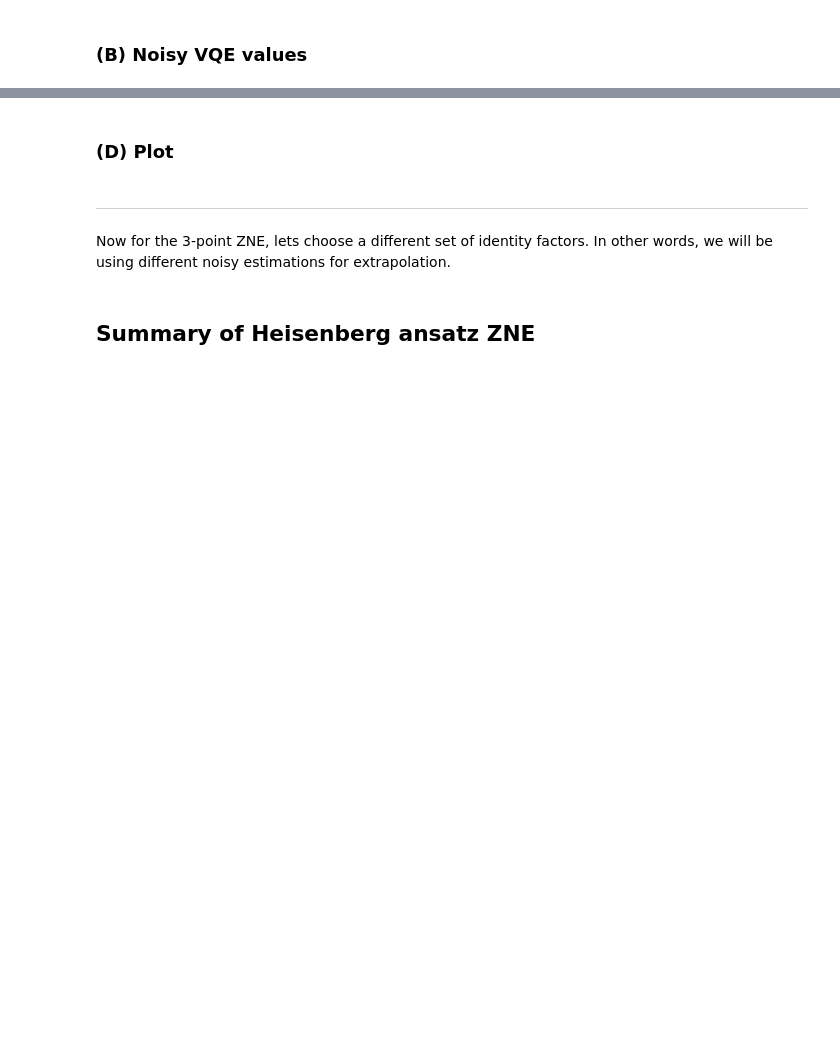
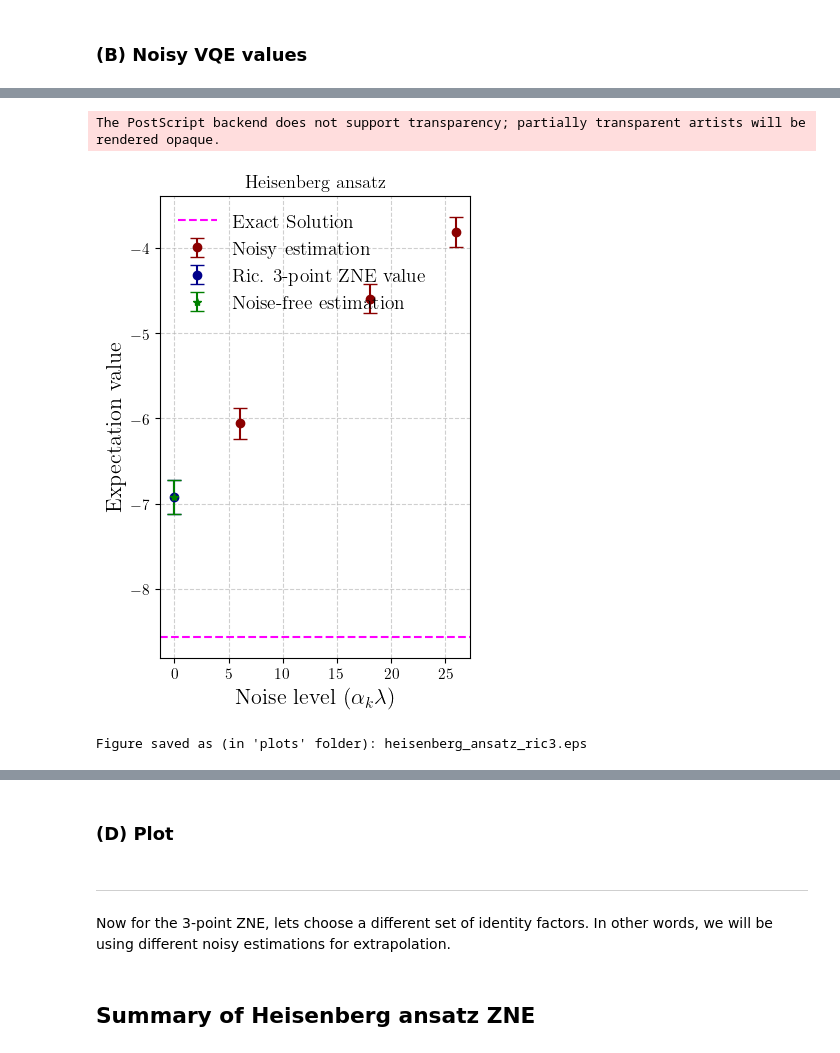
Before and after one commit to arijit-ship/indirect-zne, a Jupyter notebook: experiments/contents/experiment14[Noise free time evolution]/experiment14.noise_free_time_evo.ipynb, the cells around one changed output, grey strips where cells are left out. Cells and saved outputs as stored; diff of their text form; code cells hidden in the pictures; blank space fills up the shorter version.

Commit message:
new data

```diff
--- a/experiments/contents/experiment14[Noise free time evolution]/experiment14.noise_free_time_evo.ipynb
+++ b/experiments/contents/experiment14[Noise free time evolution]/experiment14.noise_free_time_evo.ipynb
@@ -654,0 +677,70 @@ NameError: name 'zne_vals' is not defined
+# %%
+# Plot size
+plt.figure(figsize=(4, 6))
+
+# Plot name (fixed typo)
+plot_name = "heisenberg_ansatz_ric3.eps"
+
+# Data for heisenberg-ric3
+DATA = ALL_PROCESSED_DATA["heisenberg-ric3"]
+
+# Noisy estimation (redundant)
+plt.errorbar(
+    x=noise_levels,
+    y=DATA["redundant"]["mean"],
+    yerr=DATA["redundant"]["std"],
+    fmt="o",
+    ecolor=plot_colors[0],
+    capsize=5,
+    label="Noisy estimation",
+    color=plot_colors[0]
+)
+
+# Extrapolated (ZNE)
+plt.errorbar(
+    x=extrapolated_noise,
+    y=DATA["zne"]["mean"],
+    yerr=DATA["zne"]["std"],
+    fmt="o",
+    ecolor=plot_colors[2],
+    capsize=5,
+    label="Ric. 3-point ZNE value",
+    color=plot_colors[2]
+)
+
+# Noise-free estimation
+plt.errorbar(
+    x=0,
+    y=DATA["noiseoff"]["mean"],
+    yerr=DATA["noiseoff"]["std"],
+    fmt="*",
+    ecolor=plot_colors[6],
+    capsize=5,
+    label="Noise-free estimation",
+    color=plot_colors[6]
+)
+
+# Exact solution line
+plt.axhline(
+    y=exact_sol,
+    color=plot_colors[5],
+    linestyle="--",
+    label="Exact Solution"
+)
+
+# Labels and title (updated to heisenberg-ric3)
+plt.xlabel(r"Noise level ($\alpha_k\lambda$)", fontsize=16)
+plt.ylabel("Expectation value", fontsize=16)
+plt.title(plot_titles["heisenberg"])
+plt.grid(True, linestyle="--", alpha=0.6)
+plt.legend(loc="upper left", fontsize=14, frameon=False)
+
+# Save as EPS
+plt.savefig(f"plots/{plot_name}", format="eps")
+plt.show()
+
+print("Figure saved as (in 'plots' folder):", plot_name)
+# %% [output]
+The PostScript backend does not support transparency; partially transparent artists will be rendered opaque.
+[figure, added]
+Figure saved as (in 'plots' folder): heisenberg_ansatz_ric3.eps
```
Also changed, not shown: parts of 6 cells of this notebook, 50 other files.
